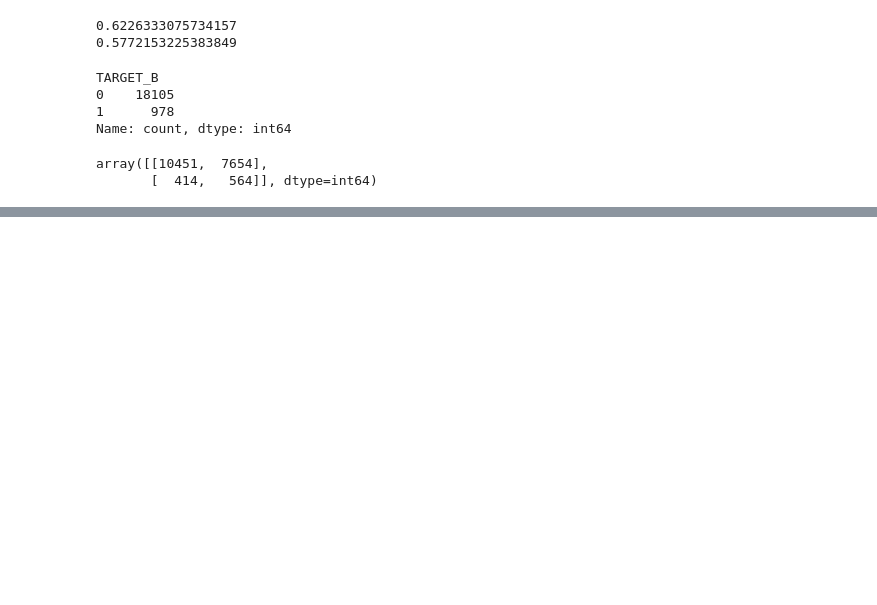
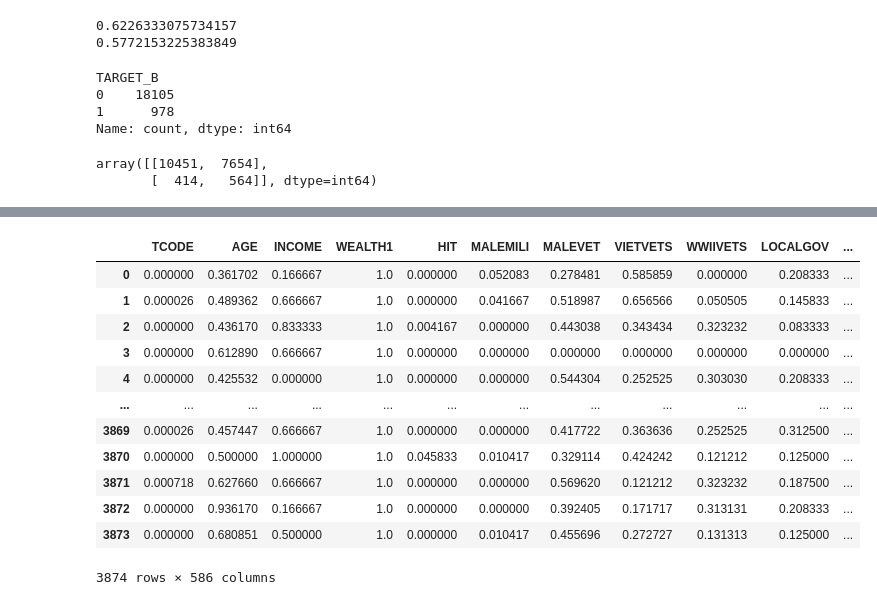
Before and after one commit to PatriciaMaureen/lab-handling-data-imbalance-classification, a Jupyter notebook: lab-handling-data-imbalance-classification.ipynb, the cells around one changed output, grey strips where cells are left out. Cells and saved outputs as stored; diff of their text form; code cells hidden in the pictures; blank space fills up the shorter version.

```diff
--- a/lab-handling-data-imbalance-classification.ipynb
+++ b/lab-handling-data-imbalance-classification.ipynb
@@ -663,0 +681,59 @@ array([[10451,  7654],
+# %%
+# Split the data into a training set and a test set.
+
+X = donations_data.drop(['TARGET_D'], axis=1)
+y = donations_data['TARGET_D']
+
+from sklearn.model_selection import train_test_split
+X_train, X_test, y_train, y_test = train_test_split(X, y, test_size=0.2, random_state=42)
+
+# Split further into train_num and train_cat. Also test_num and test_cat.
+
+X_train_num = X_train.select_dtypes('number')
+X_train_cat = X_train.select_dtypes('object')
+
+X_test_num = X_test.select_dtypes('number')
+X_test_cat = X_test.select_dtypes('object')
+
+# Now we scale the numerical columns
+
+transformer = MinMaxScaler().fit(X_train_num)
+x_normalized = transformer.transform(X_train_num)
+x_normalized_train = pd.DataFrame(x_normalized, columns=X_train_num.columns)
+
+# We use the transformer on the test data
+
+x_normalized_test = transformer.transform(X_test_num)
+x_normalized_test = pd.DataFrame(x_normalized_test, columns=X_test_num.columns)
+
+# Then we encode the categorical ones.
+
+encoder = OneHotEncoder(drop='first', handle_unknown='ignore').fit(X_train_cat)
+cols = encoder.get_feature_names_out(input_features=X_train_cat.columns)
+X_train_cat_encode = pd.DataFrame(encoder.transform(X_train_cat).toarray(),columns=cols)
+
+
+# And we encode the test data, too
+
+X_test_cat_encode = pd.DataFrame(encoder.transform(X_test_cat).toarray(),columns=cols)
+
+# Re-concatenate train_num and train_cat as X_train as well as test_num and test_cat as X_test
+
+X_train = pd.concat((x_normalized_train,X_train_cat_encode),axis=1)
+X_test = pd.concat((x_normalized_test,X_test_cat_encode),axis=1)
+# %%
+X_train
+# %% [output]
+|  | TCODE | AGE | INCOME | WEALTH1 | HIT | MALEMILI | MALEVET | VIETVETS | WWIIVETS | LOCALGOV | ... |
+| 0 | 0.000000 | 0.361702 | 0.166667 | 1.0 | 0.000000 | 0.052083 | 0.278481 | 0.585859 | 0.000000 | 0.208333 | ... |
+| 1 | 0.000026 | 0.489362 | 0.666667 | 1.0 | 0.000000 | 0.041667 | 0.518987 | 0.656566 | 0.050505 | 0.145833 | ... |
+| 2 | 0.000000 | 0.436170 | 0.833333 | 1.0 | 0.004167 | 0.000000 | 0.443038 | 0.343434 | 0.323232 | 0.083333 | ... |
+| 3 | 0.000000 | 0.612890 | 0.666667 | 1.0 | 0.000000 | 0.000000 | 0.000000 | 0.000000 | 0.000000 | 0.000000 | ... |
+| 4 | 0.000000 | 0.425532 | 0.000000 | 1.0 | 0.000000 | 0.000000 | 0.544304 | 0.252525 | 0.303030 | 0.208333 | ... |
+| ... | ... | ... | ... | ... | ... | ... | ... | ... | ... | ... | ... |
+| 3869 | 0.000026 | 0.457447 | 0.666667 | 1.0 | 0.000000 | 0.000000 | 0.417722 | 0.363636 | 0.252525 | 0.312500 | ... |
+| 3870 | 0.000000 | 0.500000 | 1.000000 | 1.0 | 0.045833 | 0.010417 | 0.329114 | 0.424242 | 0.121212 | 0.125000 | ... |
+| 3871 | 0.000718 | 0.627660 | 0.666667 | 1.0 | 0.000000 | 0.000000 | 0.569620 | 0.121212 | 0.323232 | 0.187500 | ... |
+| 3872 | 0.000000 | 0.936170 | 0.166667 | 1.0 | 0.000000 | 0.000000 | 0.392405 | 0.171717 | 0.313131 | 0.208333 | ... |
+| 3873 | 0.000000 | 0.680851 | 0.500000 | 1.0 | 0.000000 | 0.010417 | 0.455696 | 0.272727 | 0.131313 | 0.125000 | ... |
+3874 rows × 586 columns
```
Also changed, not shown: parts of 35 cells of this notebook.
